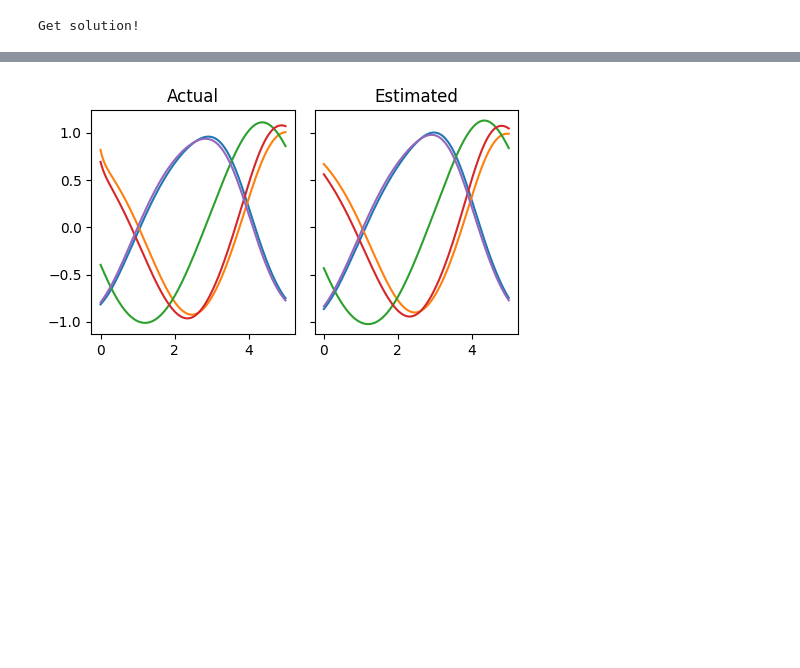
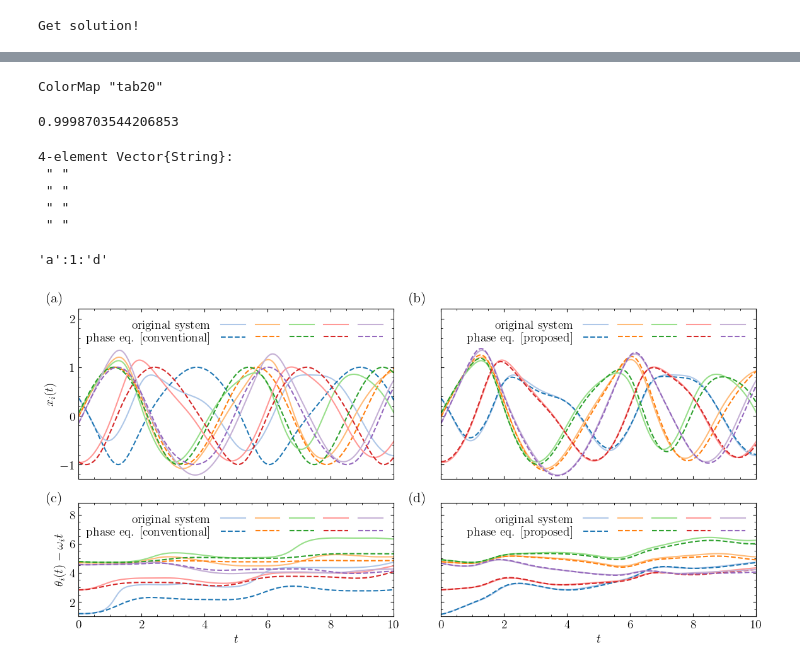
Before and after one commit to takyamamoto/GeneralizedPhaseReduction.jl, a Jupyter notebook: examples/MSLmodel_coupled_multiple.ipynb, the cells around one changed output, grey strips where cells are left out. Saved outputs shown, nothing was run; the diff lists cells and outputs as text; code cells hidden in the pictures; blank space fills up the shorter version.

```diff
--- a/examples/MSLmodel_coupled_multiple.ipynb
+++ b/examples/MSLmodel_coupled_multiple.ipynb
@@ -215,13 +233,0 @@ tight_layout()
-# %%
-fig, ax = subplots(1,2, figsize=(5,3), sharey="all", sharex="all")
-ax[1].set_title("Actual")
-for i in 1:N
-    ax[1].plot(Tos, Xos[:, i, 1])
-end
-ax[2].set_title("Estimated")
-for i in 1:N
-    ax[2].plot(Tgpm, Xgpm[:, i, 1])
-end
-tight_layout()
-# %% [output]
-[figure, removed]
@@ -227,0 +236,24 @@ tight_layout()
+# %%
+cm = get_cmap(:tab20)
+# %% [output]
+ColorMap "tab20"
+# %%
+ω
+# %% [output]
+0.9998703544206853
+# %%
+ωtos = [(k * ω) .* Tos for k in κ]
+ωtcpm = [(k * ω) .* Tcpm for k in κ]
+ωtgpm = [(k * ω) .* Tgpm for k in κ];
+# %%
+[" " for _ in 1:N-1]
+# %% [output]
+4-element Vector{String}:
+ " "
+ " "
+ " "
+ " "
+# %%
+os_labels = append!(["original system"], [" " for _ in 1:N-1])
+cpm_labels = append!(["phase eq. [conventional]"], [" " for _ in 1:N-1])
+gpm_labels = append!(["phase eq. [proposed]"], [" " for _ in 1:N-1]);
@@ -227,0 +262,38 @@ tight_layout()
+# %%
+panel_id = 'a':'d'
+# %% [output]
+'a':1:'d'
+# %%
+fig, ax = subplots(2,2, figsize=(12, 6), sharey="row", sharex="all", gridspec_kw=Dict("height_ratios" => [3,2]))
+#ax[1, 1].set_title("Conventional")
+#ax[1, 2].set_title("Generalized")
+for i in 1:N
+    ax[1, 1].plot(Tos, Xos[:, i, 1], color=cm((i-1)*2+1), label=os_labels[i])
+    ax[1, 1].plot(Tcpm, Xcpm[:, i, 1], "--", color=cm((i-1)*2), label=cpm_labels[i])
+    ax[1, 2].plot(Tos, Xos[:, i, 1], color=cm((i-1)*2+1), label=os_labels[i])
+    ax[1, 2].plot(Tgpm, Xgpm[:, i, 1], "--", color=cm((i-1)*2), label=gpm_labels[i])
+    ax[2, 1].plot(Tos, Θcos[:, i] - ωtos[i], color=cm((i-1)*2+1), label=os_labels[i])
+    ax[2, 1].plot(Tcpm, Θcpm[:, i] - ωtcpm[i], "--", color=cm((i-1)*2), label=cpm_labels[i])
+    ax[2, 2].plot(Tos, Θgos[:, i] - ωtos[i], color=cm((i-1)*2+1), label=os_labels[i])
+    ax[2, 2].plot(Tgpm, Θgpm[:, i] - ωtgpm[i], "--", color=cm((i-1)*2), label=gpm_labels[i])
+end
+
+ax[1, 1].set_ylabel(L"$x_i(t)$")
+ax[2, 1].set_ylabel(L"$\theta_i(t)-\omega_i t$");
+for i in 1:2
+    ax[i, 1].set_xlim(0, T)
+    ax[2, i].set_xlabel(L"$t$")
+end
+for i in 1:2
+    for j in 1:2
+        ax[i, j].legend(loc="upper right", ncol=5, columnspacing=0, labelspacing=0.1, frameon=false, markerfirst=false)
+        ax[i, j].text(-0.1, 1.1, "("*panel_id[j+(i-1)*2]*")", fontsize=16, transform=ax[i, j].transAxes, fontweight="bold", va="top")
+    end
+end
+ax[1,1].set_ylim(-1.3, 2.2)
+ax[2,1].set_ylim(1, 8.8)
+
+fig.tight_layout()
+fig.savefig("fig4.svg")
+# %% [output]
+[figure, added]
```
Also changed, not shown: parts of 21 cells of this notebook.
